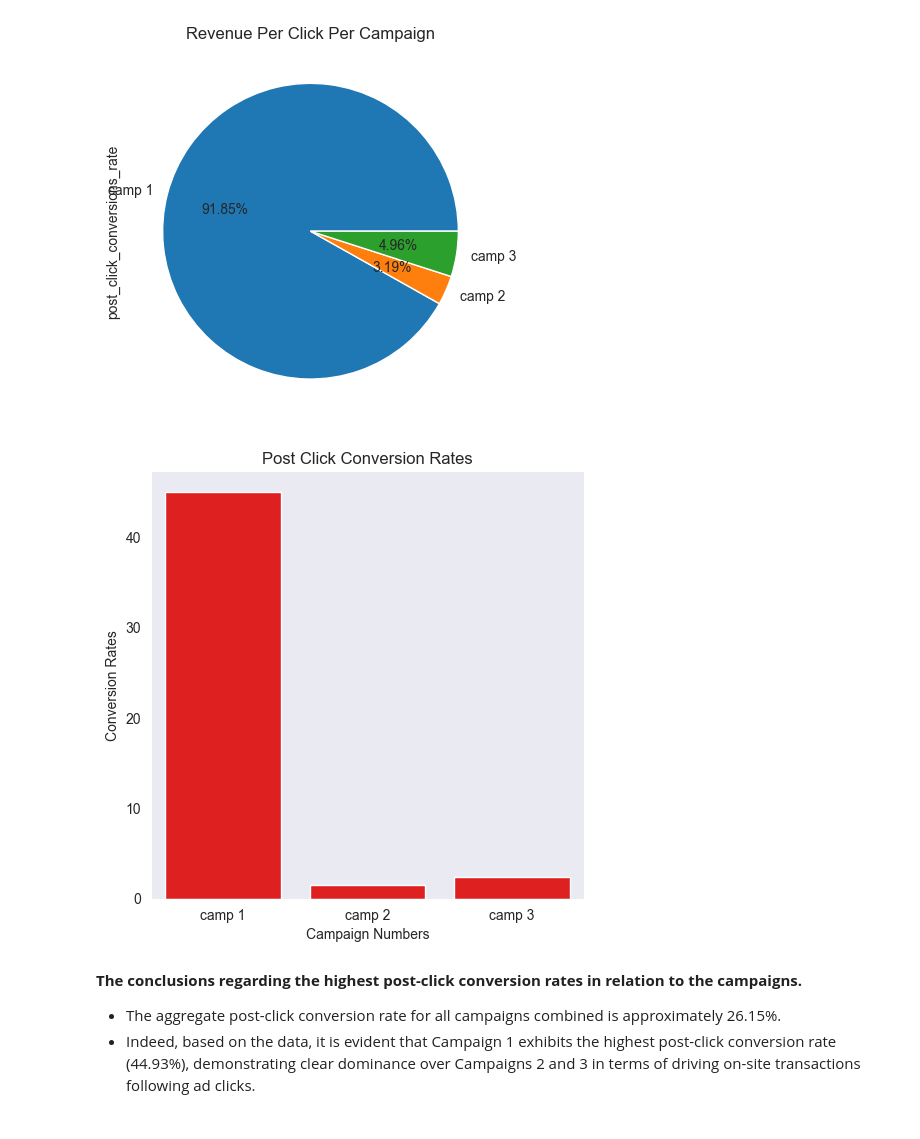
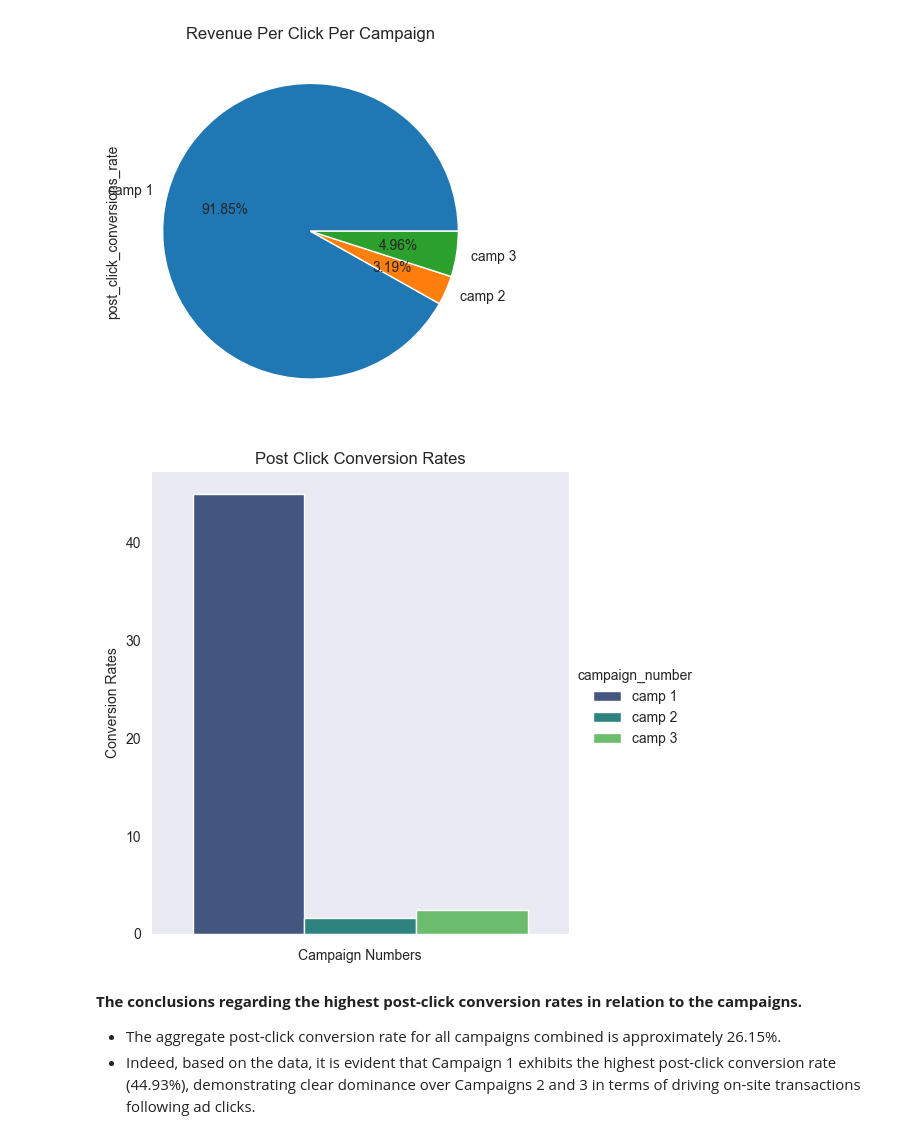
Before and after one commit to BKAPADIA04/Digital-Marketing-Data-Analysis, a Jupyter notebook: Online_Advertising_Performance_Data/jupyter_nbs/eda_part1.ipynb, the cells around one changed output. Saved outputs shown, nothing was run; the diff lists cells and outputs as text; code cells hidden in the pictures.

```diff
--- a/Online_Advertising_Performance_Data/jupyter_nbs/eda_part1.ipynb
+++ b/Online_Advertising_Performance_Data/jupyter_nbs/eda_part1.ipynb
@@ -471,13 +471,13 @@ plt.show()
 # %% [output]
 [figure]
 # %%
-sns.catplot(kind = 'bar',x = campaign_post_conversions.index,y = campaign_post_conversions['post_click_conversions_rate'],color='red')
+sns.catplot(kind='bar', hue=campaign_post_conversions.index, y=campaign_post_conversions['post_click_conversions_rate'], color='red', palette='viridis',legend = True)
 plt.title('Post Click Conversion Rates')
 plt.xlabel('Campaign Numbers')
 plt.ylabel('Conversion Rates')
 plt.show()
 # %% [output]
-[figure, old version]
+[figure, new version]
 # %% [markdown]
 **The conclusions regarding the highest post-click conversion rates in relation to the campaigns.**
 - The aggregate post-click conversion rate for all campaigns combined is approximately 26.15%.
```
Also changed, not shown: parts of 3 cells of this notebook, 50 other files.
